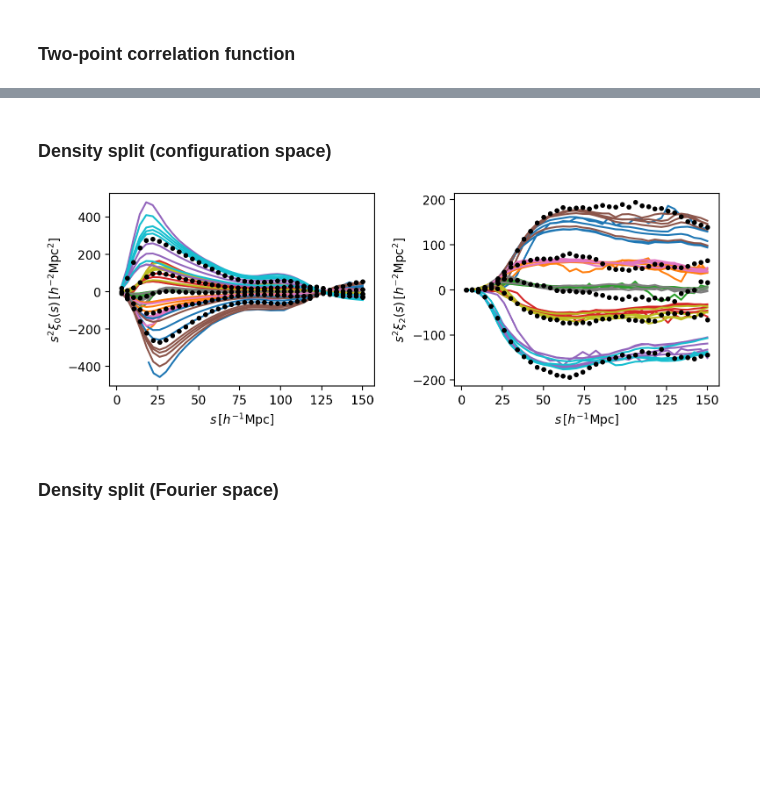
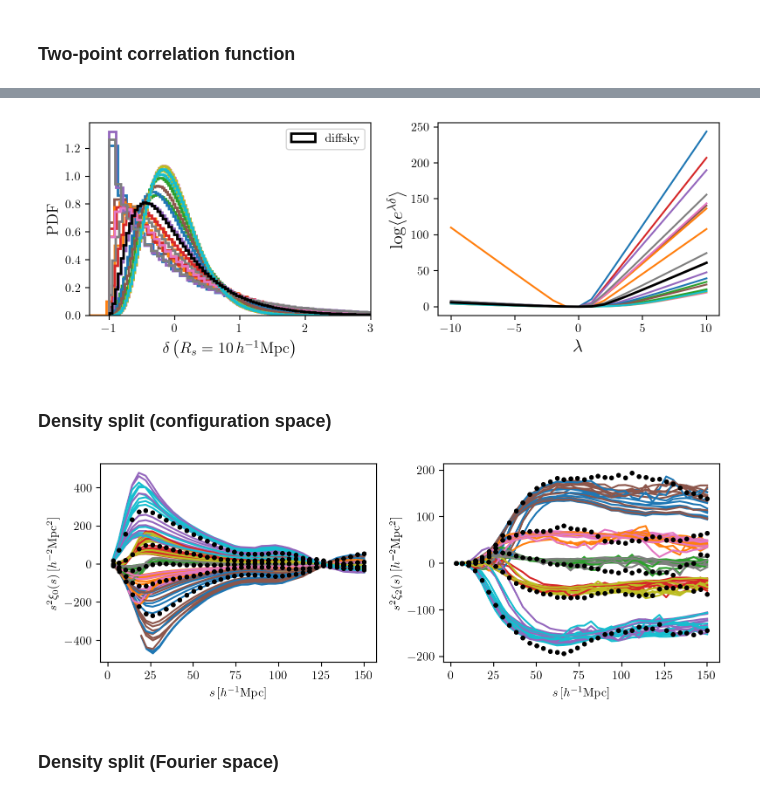
Before and after one commit to epaillas/acm, a Jupyter notebook: nb/emc_priors.ipynb, the cells around one changed output, grey strips where cells are left out. Cells and saved outputs as stored; diff of their text form; code cells hidden in the pictures; blank space fills up the shorter version.

```diff
--- a/nb/emc_priors.ipynb
+++ b/nb/emc_priors.ipynb
@@ -119,3 +123,39 @@ plt.show()
+# %%
+from acm.estimators.galaxy_clustering import DensityFieldCumulants
+from acm import setup_logging
+
+setup_logging(level='WARNING')
+
+dc = DensityFieldCumulants(boxsize=2000, boxcenter=2000/2, cellsize=5.0)
+lda = np.arange(-10, 11, 1)  # cumulant orders (lambdas)
+
+fig, ax = plt.subplots(1, 2, figsize=(8, 3))
+
+for hod in hod_positions:
+    dc.assign_data(positions=hod)
+    dc.set_density_contrast(smoothing_radius=10)
+    cgf = dc.compute_cumulants(lda)
+    ax[0].hist(dc.delta_query, bins=200, density=True, lw=2.0, histtype='step')
+    ax[1].plot(lda, cgf)
+
+dc = DensityFieldCumulants(boxsize=1000, boxcenter=1000/2, cellsize=5.0)
+lda = np.arange(-10, 11, 1)  # cumulant orders (lambdas)
+dc.assign_data(positions=diffsky_positions, wrap=True)
+dc.set_density_contrast(smoothing_radius=10)
+cgf = dc.compute_cumulants(lda)
+ax[0].hist(dc.delta_query, bins=200, density=True, lw=2.0, histtype='step', color='k', label='diffsky')
+ax[1].plot(lda, cgf, lw=2.0, color='k', label='diffsky')
+
+ax[0].set_xlabel(r'$\delta \left(R_s = 10\, h^{-1}{\rm Mpc}\right)$', fontsize=13)
+ax[0].set_ylabel('PDF', fontsize=13)
+ax[0].set_xlim(-1.3, 3.0)
+ax[0].legend()
+ax[1].set_xlabel(r'$\lambda$', fontsize=15)
+ax[1].set_ylabel(r'$\log\langle e^{\lambda \delta}\rangle$', fontsize=15)
+plt.tight_layout()
+plt.show()
+# %% [output]
+[figure, added]
 # %% [markdown]
 ### Density split (configuration space)
 # %%
@@ -129,7 +169,7 @@ edges = (sedges, muedges)
 
 fig, ax = plt.subplots(1, 2, figsize=(8, 3))
 
-for hod in hod_positions[:10]:
+for hod in hod_positions:
 
     ds.assign_data(positions=hod, wrap=True, clear_previous=True)
     ds.set_density_contrast(smoothing_radius=10)
@@ -160,7 +200,7 @@ ax[1].set_ylabel(r'$s^2 \xi_2(s)\,[h^{-2}{\rm Mpc^2}]$')
 plt.tight_layout()
 plt.show()
 # %% [output]
-[figure, old version]
+[figure, new version]
 # %% [markdown]
 ### Density split (Fourier space)
 # %%
```
Also changed, not shown: parts of 5 cells of this notebook, 5 other files.
